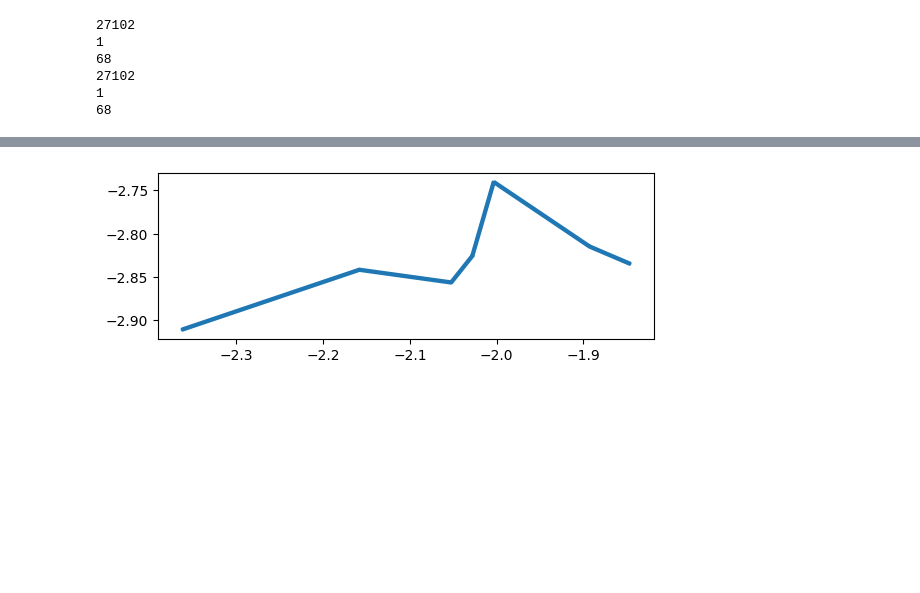
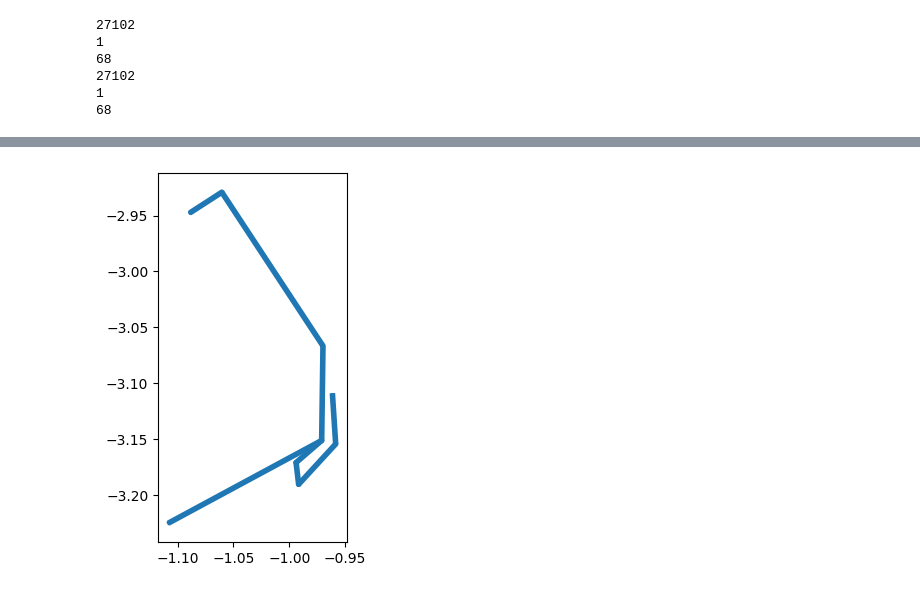
Before and after one commit to wischmcj/cylinders, a Jupyter notebook: cylinders/cli.ipynb, the cells around one changed output, grey strips where cells are left out. Saved outputs shown, nothing was run; the diff lists cells and outputs as text; code cells hidden in the pictures; blank space fills up the shorter version.

Commit message:
Tested and fixed the graph based drip point algo

```diff
--- a/cylinders/cli.ipynb
+++ b/cylinders/cli.ipynb
@@ -224,11 +224,11 @@ class CylinderCollection:
         #self.df = self.df_full
         self.df=self.df_full#.iloc[:130,:]
         self.x = np.transpose(self.df.iloc[:,[3,6]].to_numpy())#columns 3 and 6 represent our x values
-        #self.y = np.transpose(self.df.iloc[:,[4,7]].to_numpy())#columns 4 and 7 the y values
-        #self.z = np.transpose(self.df.iloc[:,[5,8]].to_numpy())#columns 5 and 8 the z values
+        self.y = np.transpose(self.df.iloc[:,[4,7]].to_numpy())#columns 4 and 7 the y values
+        self.z = np.transpose(self.df.iloc[:,[5,8]].to_numpy())#columns 5 and 8 the z values
         # for side view
-        self.z = np.transpose(self.df.iloc[:,[4,7]].to_numpy())#columns 4 and 7 the y values
-        self.y = np.transpose(self.df.iloc[:,[5,8]].to_numpy())#columns 5 and 8 the z values
+        #self.z = np.transpose(self.df.iloc[:,[4,7]].to_numpy())#columns 4 and 7 the y values
+        #self.y = np.transpose(self.df.iloc[:,[5,8]].to_numpy())#columns 5 and 8 the z values
         self.pID =self.df.iloc[:,2].to_numpy()
         self.radius = self.df.iloc[:,9].to_numpy()
         self.noCylinders = self.radius.size
@@ -276,7 +276,7 @@ class CylinderCollection:
                                   eheight= self.df.iloc[pid[idx], 8],
                                   radius= self.df.iloc[pid[idx], 9],
                                   aV= self.aV[pid[idx]],
-                                  bV= self.bV[pid[idx]],
+                                  poly= self.pSV[pid[idx]],
                                   inFlow= self.dz[pid[idx]] > 0 ) # if z2-z1 > 0 then flow goes towards trunk
         self.graph = gr
 
@@ -579,7 +579,7 @@ if 1==1 : #args.int_auto == 'a':
         c.project_cylinders()
         #print('PlotAttempt')
         #c.draw_polys()
-        #c.create_wdgraph()
+        c.create_wdgraph()
         #c.plot_shortest_paths()
         # print('PlotCreated')
         cyls.append(c)
@@ -1345,11 +1291,12 @@ for sp in stemPaths:
     exposed_projected_area.append(tpa-oa)
     total_projected_area.append(tpa)
 # %%
+# Draw given component
 
-c= cyls[1]
-# add to self
-#self.connComps = pd.DataFrame(columns=['fNodes','drips', 'flow'] 'len','SA','PA','exposedSA']
-#Identifying trunkNodes
+# c= cyls[1]
+# #add to self
+# #self.connComps = pd.DataFrame(columns=['fNodes','drips', 'flow'] 'len','SA','PA','exposedSA']
+# #Identifying trunkNodes
 # import copy
 # #def get_flows(self):
 # g =c.graph
@@ -1363,6 +1310,17 @@ c= cyls[1]
 # comps_xz = nx.connected_components(gtest)
 # compGraphs_xz = [gtest.subgraph(c).copy() for c in comps_xz]
 
+# c= cyls[1]
+# g =c.graph
+# trunkNodes =  np.where(c.BO == 0)[0]
+# gtest = copy.deepcopy(g)
+# print(gtest.number_of_nodes())
+# gtest.remove_nodes_from(trunkNodes)
+# print(nx.number_connected_components(gtest))
+# titans = [node for node in gtest.nodes if (nx.degree(g,node)!=nx.degree(gtest,node))]
+#     #Nodes with a parent node in trunk, only 1 per connected component
+# comps = nx.connected_components(gtest)
+# compGraphs = [gtest.subgraph(c).copy() for c in comps]
 # if 1==1:
 # #for idx,comp in enumerate(c.connComps):
 #     compGraph = gtest.subgraph(comp).copy()
@@ -1371,18 +1329,22 @@ c= cyls[1]
 # #draw a connected component
 
 myPolys_xz= []
-compGraph_xz = compGraphs_xz[30]
+compGraph_xz = compGraphs_xz[41]
 nodes_xz = compGraph_xz.nodes
+print('nodes in compGraph_xz')
 for n in nodes_xz:
-    myPolys_xz.append(cyls[1].pSV[n-1])
+  print(n)
+  myPolys_xz.append(cyls[1].pSV[n-1])
 test =geo.GeoSeries(myPolys_xz)
 test.plot()
 
 
 myPolys = []
-compGraph = compGraphs[30]
+compGraph = compGraphs[41]
 nodes = compGraph.nodes
+print('nodes in compGraph')
 for n in nodes:
+  print(n)
   myPolys.append(cyls[0].pSV[n-1])
 test =geo.GeoSeries(myPolys)
 test.plot()
@@ -1407,18 +1369,18 @@ print(nodes)
 # # #myPolys.plot(color='red')
 c= cyls[1]
 myPolys = []
-i=40
+i=75
 while i<100:
   myPolys.append(c.pSV[i])
   i+=1
-myPolys.append(c.pSV[100])
-myPolys.append(c.pSV[101])
-myPolys.append(c.pSV[834])
-myPolys.append(c.pSV[835])
-myPolys.append(c.pSV[836])
-myPolys.append(c.pSV[837])
-myPolys.append(c.pSV[838])
-myPolys.append(c.pSV[839])
+myPolys.append(c.pSV[1631])
+myPolys.append(c.pSV[1630])
+myPolys.append(c.pSV[1629])
+myPolys.append(c.pSV[1636])
+myPolys.append(c.pSV[1635])
+myPolys.append(c.pSV[1634])
+myPolys.append(c.pSV[1633])
+myPolys.append(c.pSV[1632])
 
 test =geo.GeoSeries(myPolys)
 test.plot()
@@ -1428,22 +1390,18 @@ c= cyls[0]
 # myPolys = []
 
 myPolys = []
-i=0
+i=75
 while i<100:
   myPolys.append(c.pSV[i])
   i+=1
-myPolys.append(c.pSV[97])
-myPolys.append(c.pSV[98])
-myPolys.append(c.pSV[99])
-myPolys.append(c.pSV[100])
-myPolys.append(c.pSV[101])
-
-myPolys.append(c.pSV[834])
-myPolys.append(c.pSV[835])
-myPolys.append(c.pSV[836])
-myPolys.append(c.pSV[837])
-myPolys.append(c.pSV[838])
-myPolys.append(c.pSV[839])
+myPolys.append(c.pSV[1631])
+myPolys.append(c.pSV[1630])
+myPolys.append(c.pSV[1629])
+myPolys.append(c.pSV[1636])
+myPolys.append(c.pSV[1635])
+myPolys.append(c.pSV[1634])
+myPolys.append(c.pSV[1633])
+myPolys.append(c.pSV[1632])
 test =geo.GeoSeries(myPolys)
 test.plot()
 #myPolys.plot(color=colors,ax=ax, alpha = .5)
@@ -1459 +1435 @@ plt.show()
-[figure, old version]
+[figure, new version]
```
Also changed, not shown: parts of 7 cells of this notebook.
